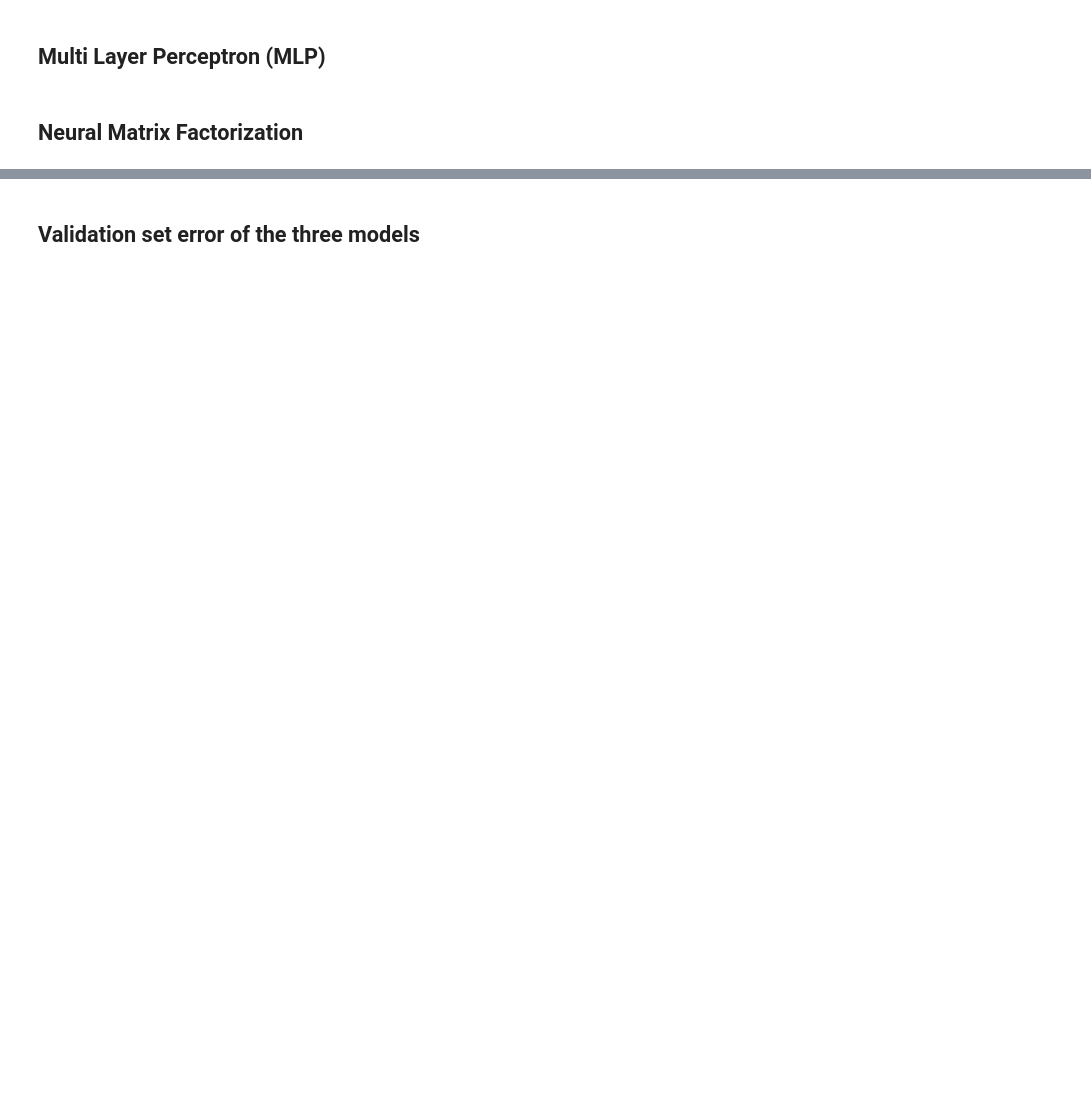
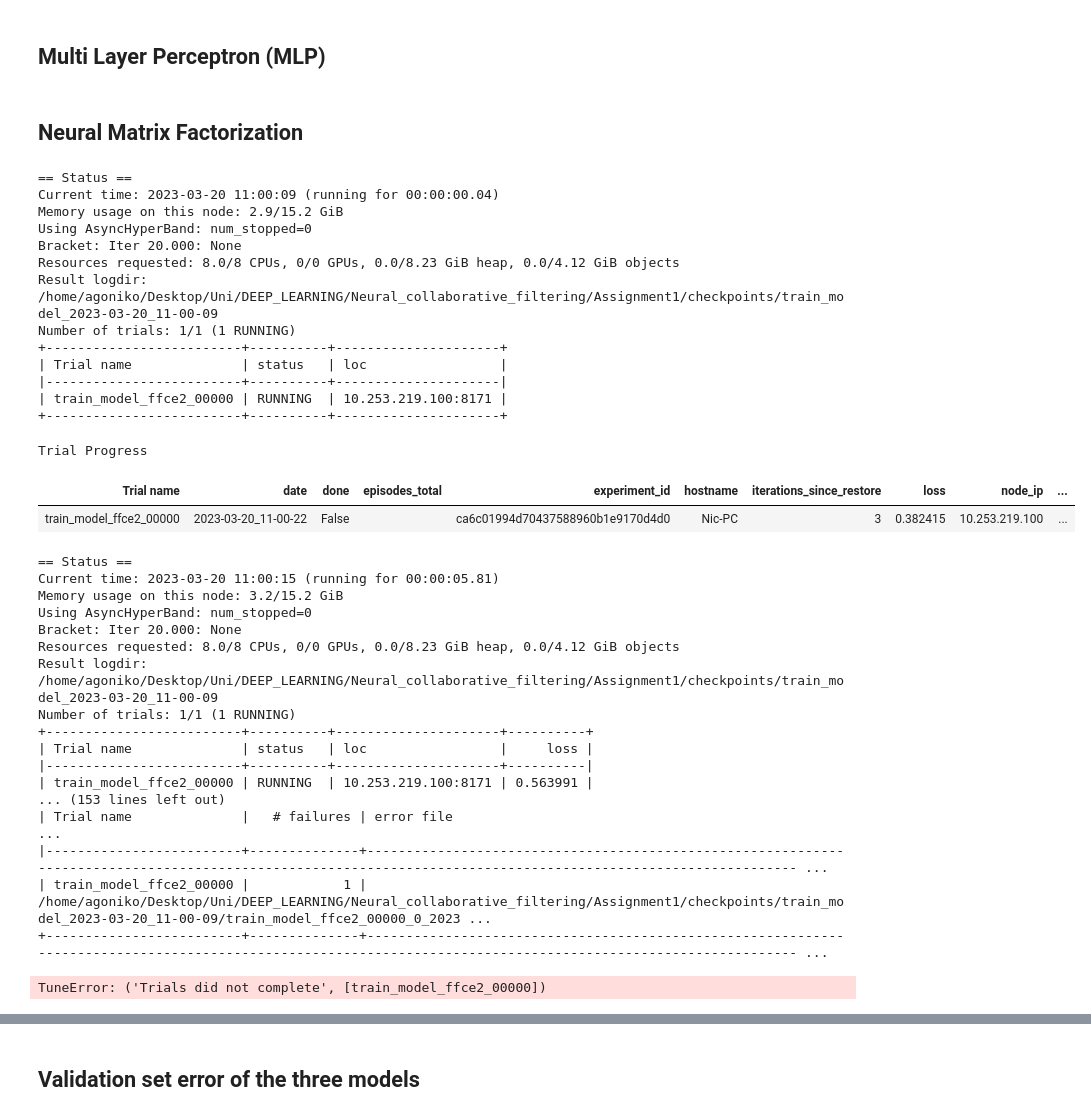
Before and after one commit to agoniko/Neural-Collaborative-Filtering, a Jupyter notebook: Assignment1.ipynb, the cells around one changed output, grey strips where cells are left out. Cells and saved outputs as stored; diff of their text form; code cells hidden in the pictures; blank space fills up the shorter version.

```diff
--- a/Assignment1.ipynb
+++ b/Assignment1.ipynb
@@ -722,0 +457,10 @@ train_loss, valid_loss = train_model(nmf_model, train_loader, valid_loader, args
+# %%
+best_config = {
+    "lr": 0.01,
+    "batch_size": 256,
+    "num_factors": 8,
+    "epochs": 20,
+    "out": True,
+    "layers": [64, 16, 8],
+    "dropout":[0,0,0,0,0,0,0.5]
+}
@@ -722,0 +535,58 @@ train_loss, valid_loss = train_model(nmf_model, train_loader, valid_loader, args
+# %%
+scheduler = ASHAScheduler(
+        metric="loss",
+        mode="min",
+        max_t=30,
+        grace_period=15,
+        reduction_factor=2)
+
+reporter = CLIReporter(
+        metric_columns=["loss"]
+)
+# %%
+result = tune.run(
+    train_NeuMF,
+    local_dir = "/home/agoniko/Desktop/Uni/DEEP_LEARNING/Neural_collaborative_filtering/Assignment1/checkpoints/",
+    resources_per_trial={"cpu": 8},
+    config=best_config,
+    num_samples=1,
+    scheduler=scheduler,
+    progress_reporter=reporter,
+    checkpoint_at_end=False,
+    #restore="/home/agoniko/Desktop/Uni/DEEP_LEARNING/Neural_collaborative_filtering/Assignment1/checkpoints/train_NeuMF_2023-03-17_14-42-02/"
+)
+# %% [output]
+== Status ==
+Current time: 2023-03-20 11:00:09 (running for 00:00:00.04)
+Memory usage on this node: 2.9/15.2 GiB
+Using AsyncHyperBand: num_stopped=0
+Bracket: Iter 20.000: None
+Resources requested: 8.0/8 CPUs, 0/0 GPUs, 0.0/8.23 GiB heap, 0.0/4.12 GiB objects
+Result logdir: /home/agoniko/Desktop/Uni/DEEP_LEARNING/Neural_collaborative_filtering/Assignment1/checkpoints/train_model_2023-03-20_11-00-09
+Number of trials: 1/1 (1 RUNNING)
++-------------------------+----------+---------------------+
+| Trial name              | status   | loc                 |
+|-------------------------+----------+---------------------|
+| train_model_ffce2_00000 | RUNNING  | 10.253.219.100:8171 |
++-------------------------+----------+---------------------+
+Trial Progress
+| Trial name | date | done | episodes_total | experiment_id | hostname | iterations_since_restore | loss | node_ip | ... |
+| train_model_ffce2_00000 | 2023-03-20_11-00-22 | False |  | ca6c01994d70437588960b1e9170d4d0 | Nic-PC | 3 | 0.382415 | 10.253.219.100 | ... |
+== Status ==
+Current time: 2023-03-20 11:00:15 (running for 00:00:05.81)
+Memory usage on this node: 3.2/15.2 GiB
+Using AsyncHyperBand: num_stopped=0
+Bracket: Iter 20.000: None
+Resources requested: 8.0/8 CPUs, 0/0 GPUs, 0.0/8.23 GiB heap, 0.0/4.12 GiB objects
+Result logdir: /home/agoniko/Desktop/Uni/DEEP_LEARNING/Neural_collaborative_filtering/Assignment1/checkpoints/train_model_2023-03-20_11-00-09
+Number of trials: 1/1 (1 RUNNING)
++-------------------------+----------+---------------------+----------+
+| Trial name              | status   | loc                 |     loss |
+|-------------------------+----------+---------------------+----------|
+| train_model_ffce2_00000 | RUNNING  | 10.253.219.100:8171 | 0.563991 |
+... (153 lines left out)
+| Trial name              |   # failures | error file                                                                                                                                                    ...
+|-------------------------+--------------+-------------------------------------------------------------------------------------------------------------------------------------------------------------- ...
+| train_model_ffce2_00000 |            1 | /home/agoniko/Desktop/Uni/DEEP_LEARNING/Neural_collaborative_filtering/Assignment1/checkpoints/train_model_2023-03-20_11-00-09/train_model_ffce2_00000_0_2023 ...
++-------------------------+--------------+-------------------------------------------------------------------------------------------------------------------------------------------------------------- ...
+TuneError: ('Trials did not complete', [train_model_ffce2_00000])
```
Also changed, not shown: parts of 24 cells of this notebook, 5 other files.
